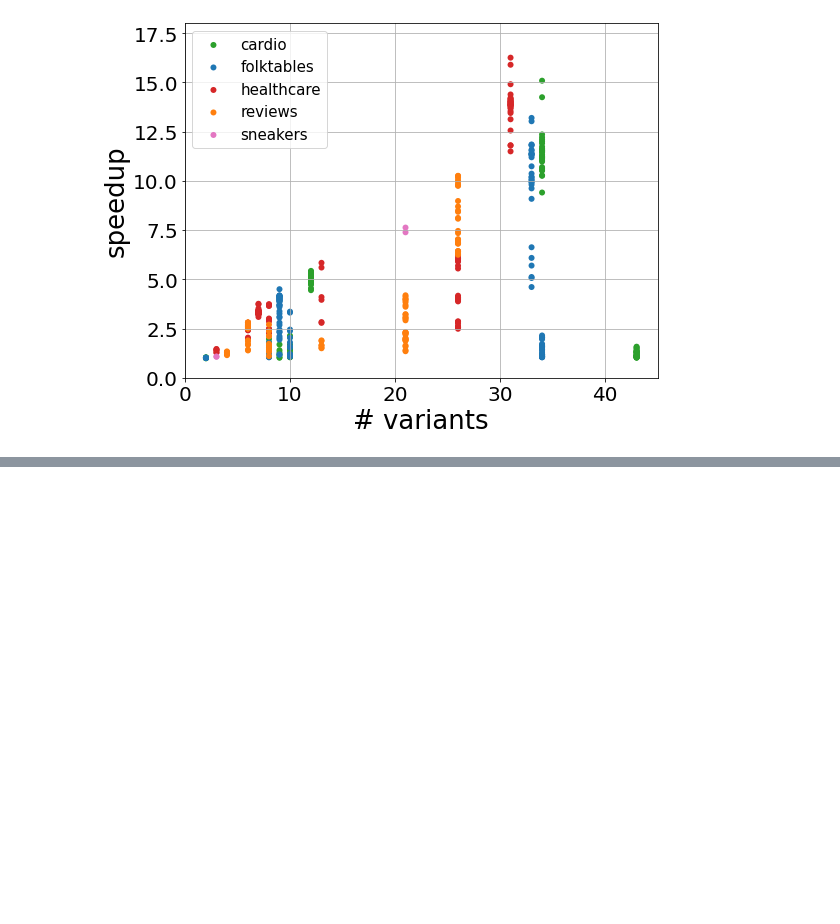
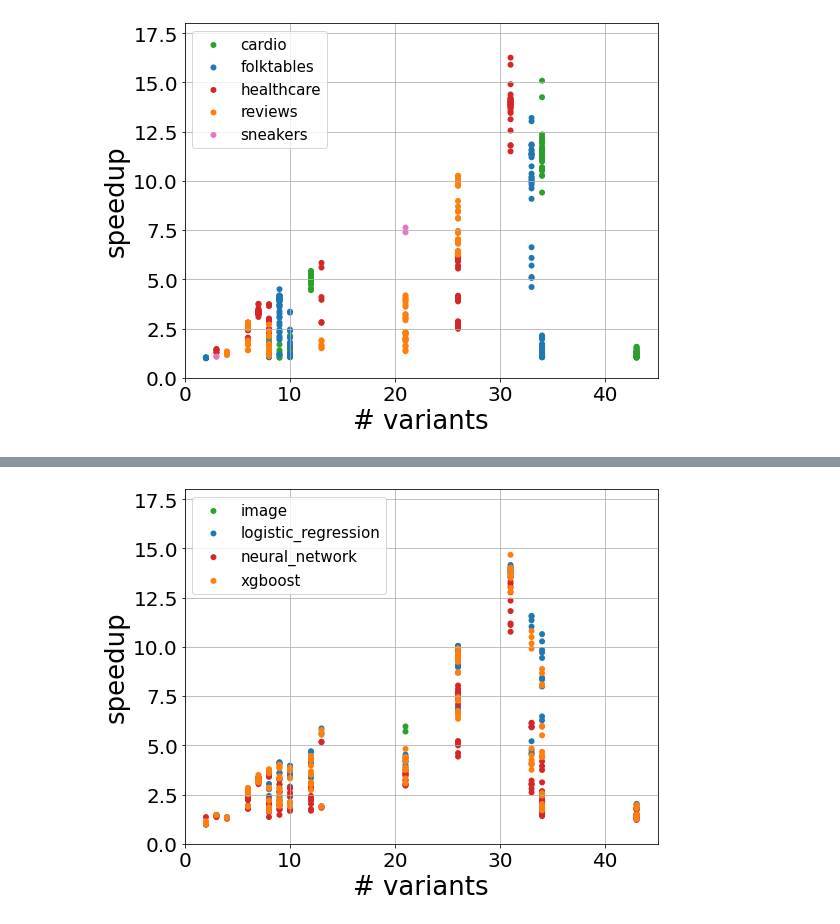
Before and after one commit to stefan-grafberger/mlwhatif, a Jupyter notebook: experiments/end_to_end/plot-benchmark-results--end-to-end.ipynb, the cells around one changed output, grey strips where cells are left out. Cells and saved outputs as stored; diff of their text form; code cells hidden in the pictures; blank space fills up the shorter version.

```diff
--- a/experiments/end_to_end/plot-benchmark-results--end-to-end.ipynb
+++ b/experiments/end_to_end/plot-benchmark-results--end-to-end.ipynb
@@ -199,0 +218,4 @@ speedup_scatter_plot(pretty_featurization_desc, 'speedups_per_dataset', 'variant
+# %%
+speedup_scatter_plot(pretty_featurization_desc, 'speedups_per_model_excluding_model_training', 'variant_count_including_orig', 'median_speedup_excluding_model_training', 'model')
+# %% [output]
+[figure, added]
```
Also changed, not shown: parts of 3 cells of this notebook, 4 other files.
